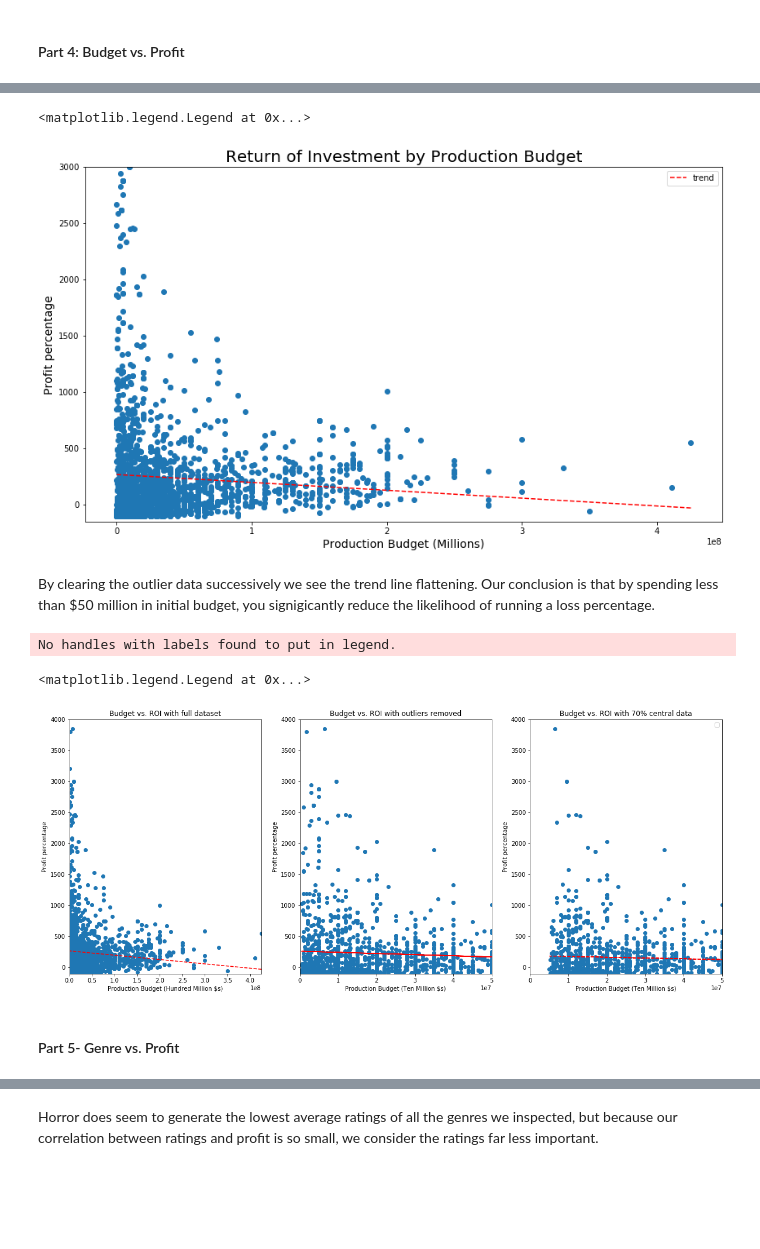
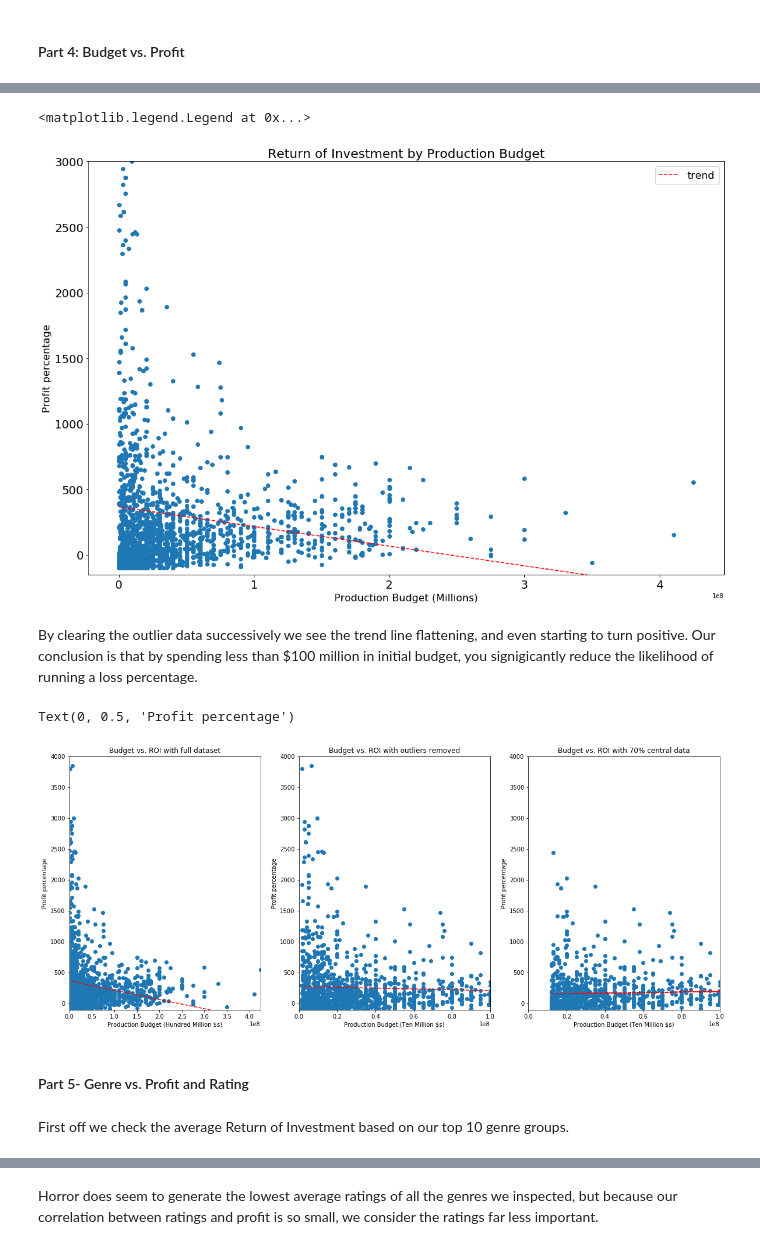
Before and after one commit to bagnine/moviedata, a Jupyter notebook: moviedata.ipynb, the cells around one changed output, grey strips where cells are left out. Cells and saved outputs as stored; diff of their text form; code cells hidden in the pictures; blank space fills up the shorter version.

```diff
--- a/moviedata.ipynb
+++ b/moviedata.ipynb
@@ -46,21 +59,27 @@ budgets.production_budget = func.money_to_int(budgets.production_budget)
 
 budgets.release_date = func.col_datetime(budgets.release_date)
 # %%
-#creating columns for net and ROI
+# creating columns for net and ROI
 
 budgets['worldwide_net'] = func.calculate_net(budgets.worldwide_gross, budgets.production_budget)
 
 budgets['profit_percentage'] = func.calculate_roi(budgets.worldwide_net, budgets.production_budget)
 
 
-#renaming title column for a future merge
+# renaming title column for a future merge
 
 budgets.rename(columns= {'movie': 'primary_title'}, inplace= True)
 
 
-#removing rows with release dates before 2000
+# removing rows with release dates before 2000
 
 budgets = func.release_window(budgets, 'release_date')
+
+
+# dropping the zero value rows
+
+budgets = budgets[budgets['domestic_gross']!=0]
+budgets = budgets[budgets['worldwide_gross']!=0]
 # %% [markdown]
 We merged the two IMDb sheets that seemed the most relevant to our questions, which allowed us to pull genre, rating and title information.
 # %%
@@ -278,21 +321,25 @@ dtype: float64
 # %%
 #plotting production budget vs. profit percentage to find ideal sweet spot of budget spent vs profit returned
-fig, ax = plt.subplots(figsize= (14, 8))
+fig, ax = plt.subplots(figsize= (18, 12))
+
 x= maindf['production_budget']
 y= maindf.profit_percentage
 z = np.polyfit(x, y, 1)
 p = np.poly1d(z)
+
+ax.set_title('Return of Investment by Production Budget', fontsize = 20)
+ax.set_xlabel('Production Budget (Millions)', fontsize = 16)
+ax.set_ylabel('Profit percentage', fontsize = 16)
+
+ax.set_ylim(-150, 3000)
+ax.tick_params(labelsize= 18)
+plt.legend(loc= 'upper right', fontsize = 16)
+
+plt.scatter(x,y)
 plt.plot(x,p(x),"r--", label = 'trend')
-ax.set_xlabel('Production Budget (Millions)', fontsize = 14)
-ax.set_ylabel('Profit percentage', fontsize = 14)
-ax.set_ylim(-150, 3000)
-plt.scatter(x,y)
-ax.set_title('Return of Investment by Production Budget', fontsize = 20)
-plt.legend(loc= 'upper right')
-#let's clean up the outlier data here and see if there's a clearer picture
 # %% [output]
 <matplotlib.legend.Legend at 0x...>
-[figure, old version]
+[figure, new version]
 # %%
 #creating copies of our maindf cleared out outlier data and with ~70% of central weighted data for the budget column
 maindf_1 = pd.DataFrame(maindf)
@@ -303,7 +350,7 @@ maindf_2 = pd.DataFrame(maindf)
 maindf_2['production_budget'] = maindf_2['production_budget'].sort_values()[600:2100]
 maindf_2.dropna(subset = ['production_budget'], inplace = True)
 # %% [markdown]
-By clearing the outlier data successively we see the trend line flattening. Our conclusion is that by spending less than $50 million in initial budget, you signigicantly reduce the likelihood of running a loss percentage.
+By clearing the outlier data successively we see the trend line flattening, and even starting to turn positive. Our conclusion is that by spending less than $100 million in initial budget, you signigicantly reduce the likelihood of running a loss percentage.
 # %%
 budget_fig = plt.figure(figsize= (20, 8))
 
@@ -331,8 +378,8 @@ ax.set_ylim(-100, 4000)
 ax1.set_ylim(-100, 4000)
 ax2.set_ylim(-100, 4000)
 ax.set_xlim(0, 425000000)
-ax1.set_xlim(0, 50000000)
-ax2.set_xlim(0, 50000000)
+ax1.set_xlim(0, 100000000)
+ax2.set_xlim(0, 100000000)
 
 ax.set_title('Budget vs. ROI with full dataset')
 ax1.set_title('Budget vs. ROI with outliers removed')
@@ -345,11 +392,12 @@ ax1.set_ylabel('Profit percentage')
 ax2.set_xlabel('Production Budget (Ten Million $s)')
 ax2.set_ylabel('Profit percentage')
 # %% [output]
-No handles with labels found to put in legend.
+Text(0, 0.5, 'Profit percentage')
-<matplotlib.legend.Legend at 0x...>
-[figure, old version]
+[figure, new version]
 # %% [markdown]
-#### Part 5- Genre vs. Profit
+#### Part 5- Genre vs. Profit and Rating
+# %% [markdown]
+First off we check the average Return of Investment based on our top 10 genre groups.
 # %%
 # The list of genres we want to iterate through and graph
 
```
Also changed, not shown: parts of 25 cells of this notebook, 1 other file.
